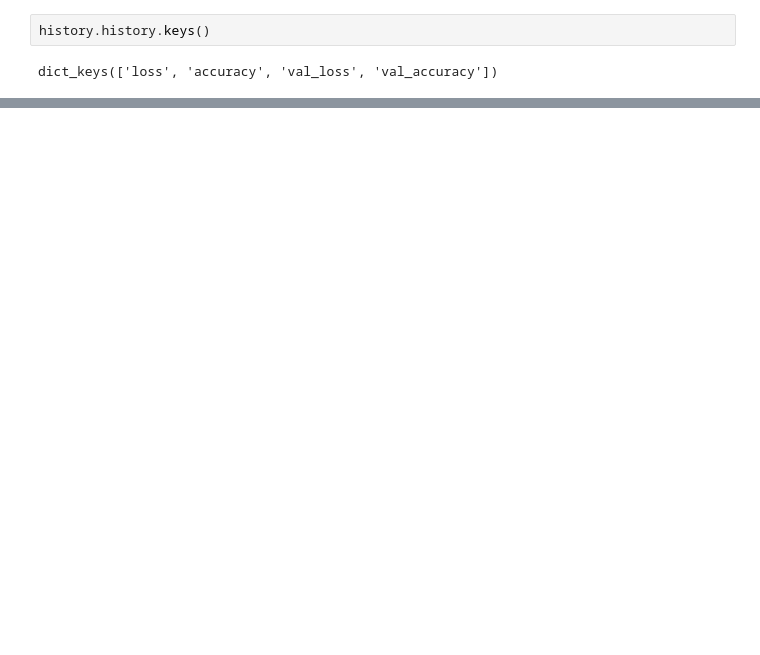
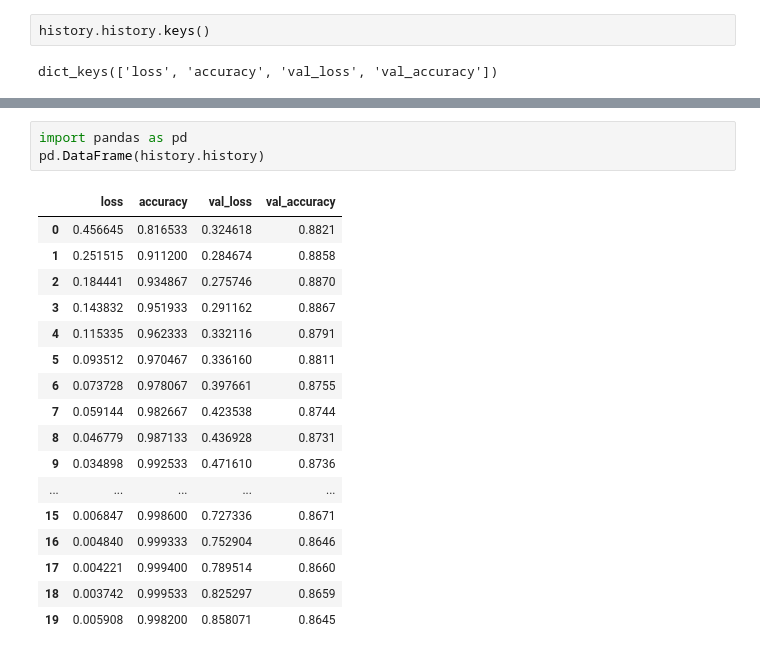
Before and after one commit to sadafwalliyani/Python-Assignments, a Jupyter notebook: AI-Q2/Assignments/Deeplearning-Assignments/ClassifyingMovieReviews.ipynb, the cells around one changed output, grey strips where cells are left out. Cells and saved outputs as stored; diff of their text form; blank space fills up the shorter version.

```diff
--- a/AI-Q2/Assignments/Deeplearning-Assignments/ClassifyingMovieReviews.ipynb
+++ b/AI-Q2/Assignments/Deeplearning-Assignments/ClassifyingMovieReviews.ipynb
@@ -156,0 +176,21 @@ ModuleNotFoundError: No module named 'pandas'
+# %%
+import pandas as pd
+pd.DataFrame(history.history)
+# %% [output]
+|  | loss | accuracy | val_loss | val_accuracy |
+| 0 | 0.456645 | 0.816533 | 0.324618 | 0.8821 |
+| 1 | 0.251515 | 0.911200 | 0.284674 | 0.8858 |
+| 2 | 0.184441 | 0.934867 | 0.275746 | 0.8870 |
+| 3 | 0.143832 | 0.951933 | 0.291162 | 0.8867 |
+| 4 | 0.115335 | 0.962333 | 0.332116 | 0.8791 |
+| 5 | 0.093512 | 0.970467 | 0.336160 | 0.8811 |
+| 6 | 0.073728 | 0.978067 | 0.397661 | 0.8755 |
+| 7 | 0.059144 | 0.982667 | 0.423538 | 0.8744 |
+| 8 | 0.046779 | 0.987133 | 0.436928 | 0.8731 |
+| 9 | 0.034898 | 0.992533 | 0.471610 | 0.8736 |
+| ... | ... | ... | ... | ... |
+| 15 | 0.006847 | 0.998600 | 0.727336 | 0.8671 |
+| 16 | 0.004840 | 0.999333 | 0.752904 | 0.8646 |
+| 17 | 0.004221 | 0.999400 | 0.789514 | 0.8660 |
+| 18 | 0.003742 | 0.999533 | 0.825297 | 0.8659 |
+| 19 | 0.005908 | 0.998200 | 0.858071 | 0.8645 |
```
Also changed, not shown: parts of 12 cells of this notebook.
